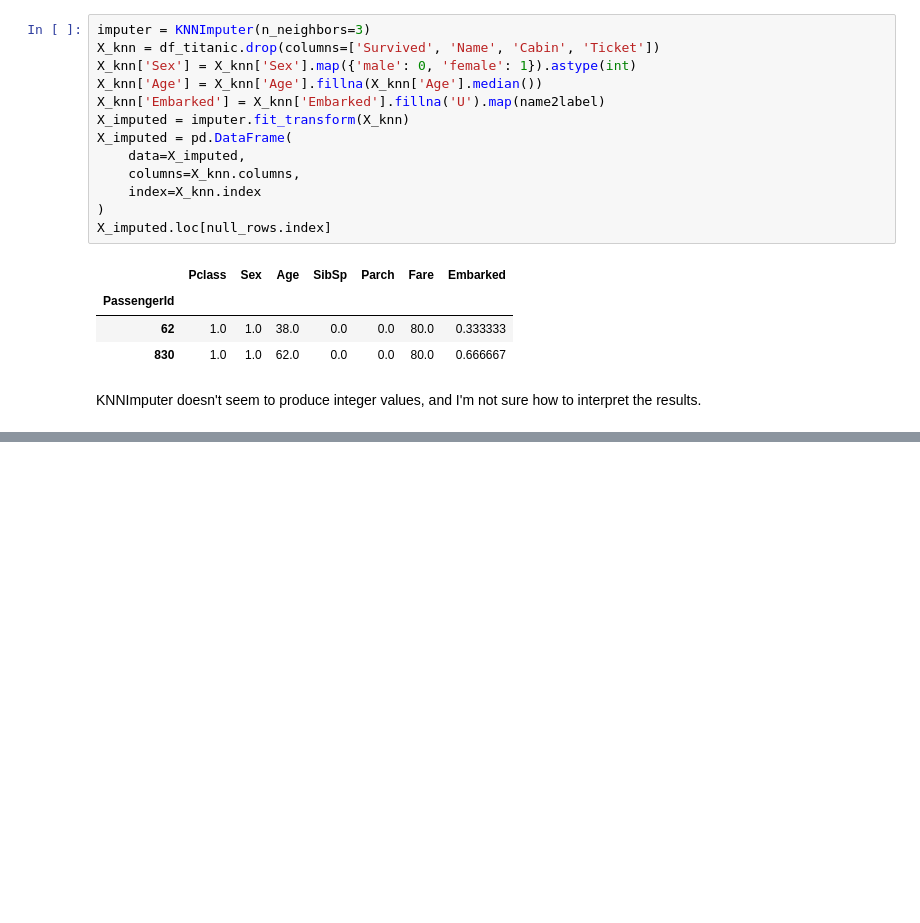
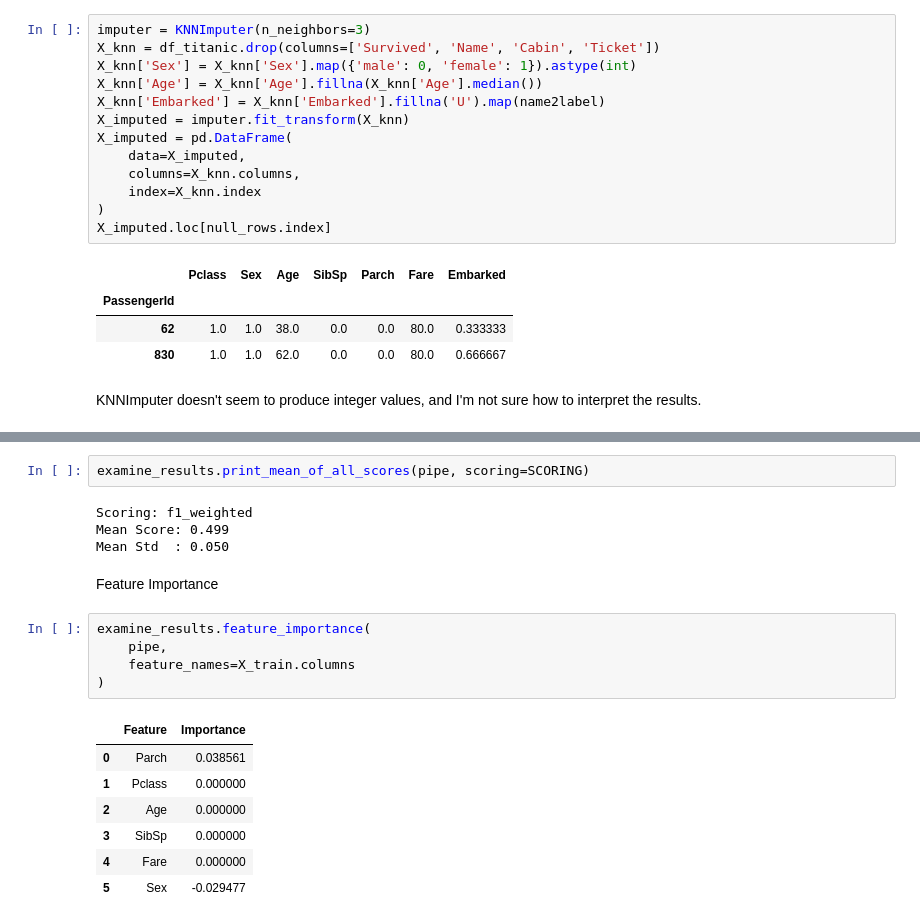
Before and after one commit to ADPriceless/TDA_Assignment_Titanic, a Jupyter notebook: embarked_impute.ipynb, the cells around one changed output, grey strips where cells are left out. Saved outputs shown, nothing was run; the diff lists cells and outputs as text; blank space fills up the shorter version.

```diff
--- a/embarked_impute.ipynb
+++ b/embarked_impute.ipynb
@@ -234,0 +342,21 @@ KNNImputer doesn't seem to produce integer values, and I'm not sure how to inter
+# %%
+examine_results.print_mean_of_all_scores(pipe, scoring=SCORING)
+# %% [output]
+Scoring: f1_weighted
+Mean Score: 0.499
+Mean Std  : 0.050
+# %% [markdown]
+Feature Importance
+# %%
+examine_results.feature_importance(
+    pipe,
+    feature_names=X_train.columns
+)
+# %% [output]
+|  | Feature | Importance |
+| 0 | Parch | 0.038561 |
+| 1 | Pclass | 0.000000 |
+| 2 | Age | 0.000000 |
+| 3 | SibSp | 0.000000 |
+| 4 | Fare | 0.000000 |
+| 5 | Sex | -0.029477 |
```
Also changed, not shown: parts of 43 cells of this notebook.
